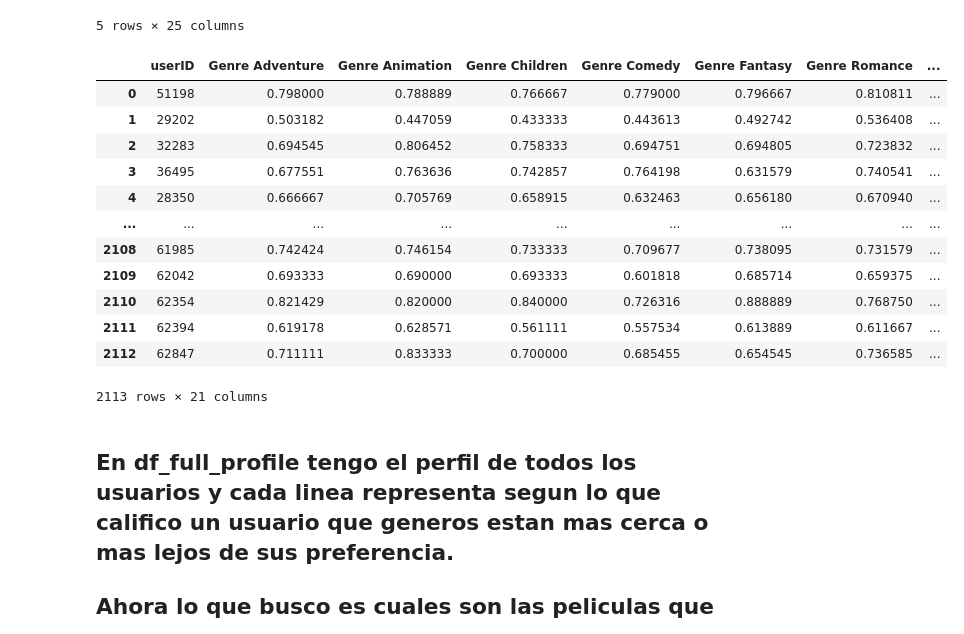
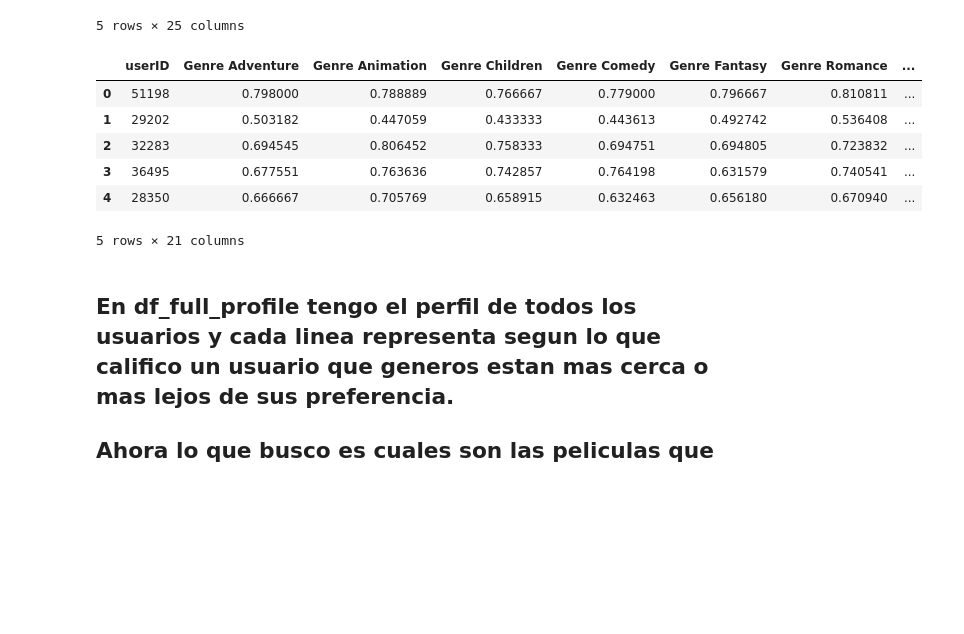
Before and after one commit to naio83/SistemasDeRecomendacion, a Jupyter notebook: practica_clase3/prediccion_2.ipynb, the cells around one changed output. Saved outputs shown, nothing was run; the diff lists cells and outputs as text; code cells hidden in the pictures; blank space fills up the shorter version.

```diff
--- a/practica_clase3/prediccion_2.ipynb
+++ b/practica_clase3/prediccion_2.ipynb
@@ -89,21 +89,15 @@ for g in tqdm_notebook(df_addoc["userID"].unique()):
     df_full_profile = df_full_profile.append(pd.DataFrame.from_dict(perfil_por_usuario(g)).fillna(0), ignore_index=True)
     #print(df_full_profile.tail(1))
 # %%
-df_full_profile
+df_full_profile.head()
 # %% [output]
 |  | userID | Genre Adventure | Genre Animation | Genre Children | Genre Comedy | Genre Fantasy | Genre Romance | ... |
 | 0 | 51198 | 0.798000 | 0.788889 | 0.766667 | 0.779000 | 0.796667 | 0.810811 | ... |
 | 1 | 29202 | 0.503182 | 0.447059 | 0.433333 | 0.443613 | 0.492742 | 0.536408 | ... |
 | 2 | 32283 | 0.694545 | 0.806452 | 0.758333 | 0.694751 | 0.694805 | 0.723832 | ... |
 | 3 | 36495 | 0.677551 | 0.763636 | 0.742857 | 0.764198 | 0.631579 | 0.740541 | ... |
 | 4 | 28350 | 0.666667 | 0.705769 | 0.658915 | 0.632463 | 0.656180 | 0.670940 | ... |
-| ... | ... | ... | ... | ... | ... | ... | ... | ... |
-| 2108 | 61985 | 0.742424 | 0.746154 | 0.733333 | 0.709677 | 0.738095 | 0.731579 | ... |
-| 2109 | 62042 | 0.693333 | 0.690000 | 0.693333 | 0.601818 | 0.685714 | 0.659375 | ... |
-| 2110 | 62354 | 0.821429 | 0.820000 | 0.840000 | 0.726316 | 0.888889 | 0.768750 | ... |
-| 2111 | 62394 | 0.619178 | 0.628571 | 0.561111 | 0.557534 | 0.613889 | 0.611667 | ... |
-| 2112 | 62847 | 0.711111 | 0.833333 | 0.700000 | 0.685455 | 0.654545 | 0.736585 | ... |
-2113 rows × 21 columns
+5 rows × 21 columns
 # %% [markdown]
 ## En df_full_profile tengo el perfil de todos los usuarios y cada linea representa segun lo que califico un usuario que generos estan mas cerca o mas lejos de sus preferencia.
 ## Ahora lo que busco es cuales son las peliculas que estan mas cerca de casa usuario usando la Similitud Coseno (1 es super similar)
```
Also changed, not shown: parts of 14 cells of this notebook, 4 other files.
